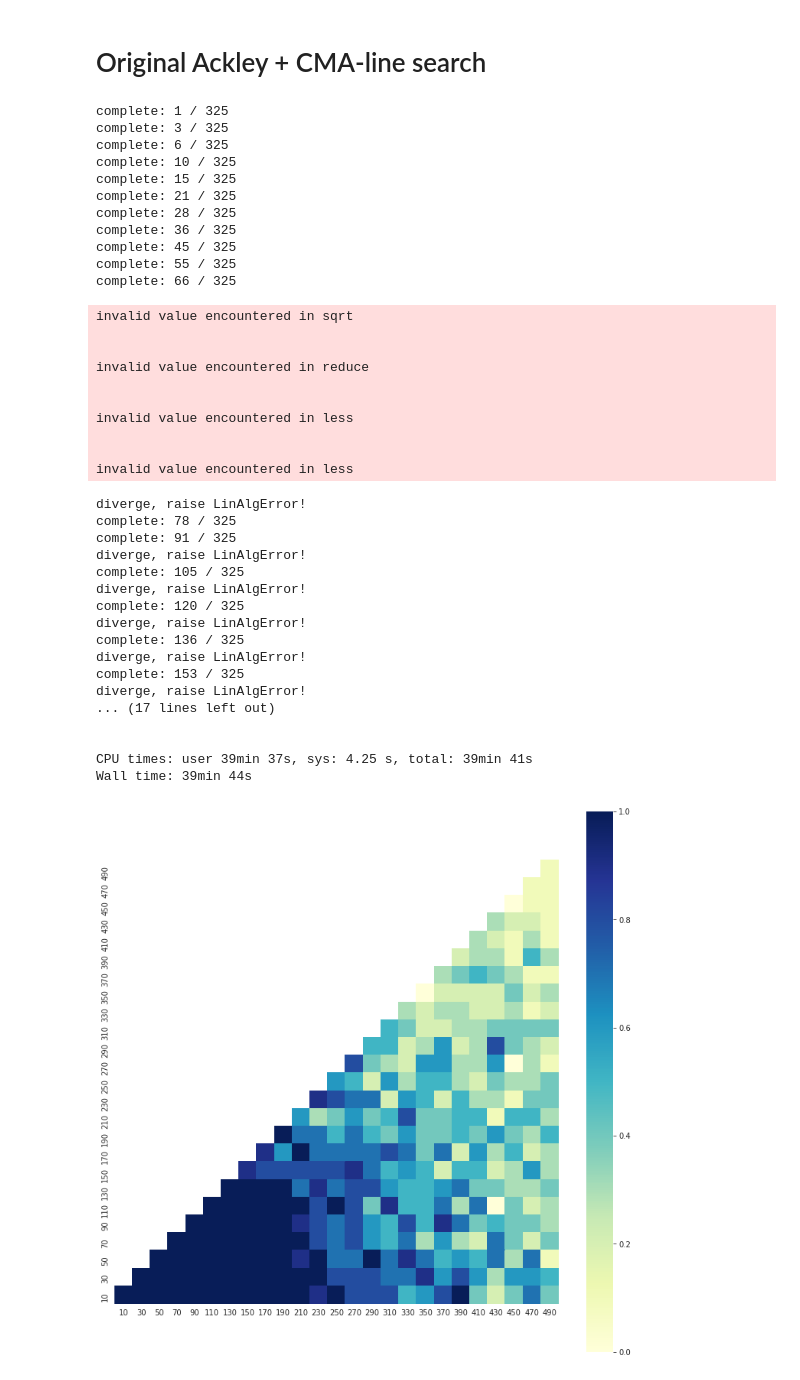
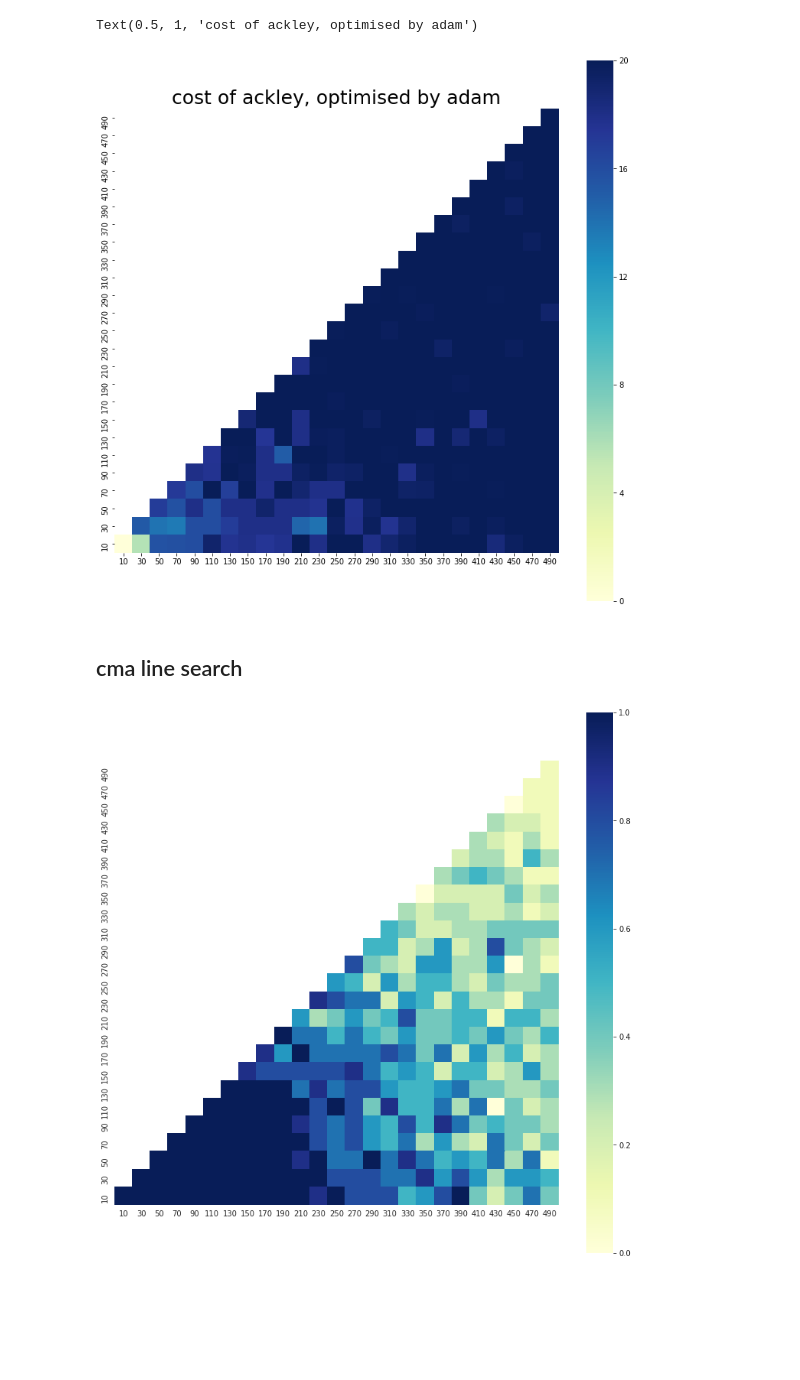
Before and after one commit to huajian1069/non-convex-optimisation, a Jupyter notebook: plot_statistical_convergence_cost_graph .ipynb, the cells around one changed output. Cells and saved outputs as stored; diff of their text form; code cells hidden in the pictures; blank space fills up the shorter version.

```diff
--- a/plot_statistical_convergence_cost_graph .ipynb
+++ b/plot_statistical_convergence_cost_graph .ipynb
@@ -73,0 +88,21 @@ ana.plot_hotmap_prob()
+# %%
+# 1 optimiser
+opt = cma_es()
+optParas ={'x0': np.zeros((2,)),
+           'std': np.ones((2,)) * 3,
+           'tol': 1e-3,
+           'adjust_func': do_nothing(),
+           'record': False,
+           'verbose': False}
+opt.set_parameters(optParas)
+
+# 2 objective function
+obj = ackley()
+
+# 3 setup sample zone of multiple experiments
+zoneParas = {'origin': np.array([0, 0]),
+             'edge': np.array([500, 500]),
+             'step': 20,
+             'size': 10,
+             'sym': True}
+data = do_multiple_exps(obj, opt, zoneParas)
@@ -74,44 +146,10 @@ ana.plot_hotmap_prob()
+# %%
+ana_cma_ak = post_analysis_zone(data)
+# %%
+ax = ana_cma_ak.plot_hotmap_cost(20)
+ax.set_title("cost of ackley, optimised by adam", fontsize=25)
+# %% [output]
+Text(0.5, 1, 'cost of ackley, optimised by adam')
+[figure, added]
 # %% [markdown]
-# Original Ackley + CMA-line search
+## cma line search
-# %%
-cma = setup_compsite_cma(line_search(alpha=10, beta=0.1))
-%time ana = do_multiple_exps_on_ackley(cma, SEED)
-# %% [output]
-complete: 1 / 325
-complete: 3 / 325
-complete: 6 / 325
-complete: 10 / 325
-complete: 15 / 325
-complete: 21 / 325
-complete: 28 / 325
-complete: 36 / 325
-complete: 45 / 325
-complete: 55 / 325
-complete: 66 / 325
-invalid value encountered in sqrt
-
-
-invalid value encountered in reduce
-
-
-invalid value encountered in less
-
-
-invalid value encountered in less
-diverge, raise LinAlgError!
-complete: 78 / 325
-complete: 91 / 325
-diverge, raise LinAlgError!
-complete: 105 / 325
-diverge, raise LinAlgError!
-complete: 120 / 325
-diverge, raise LinAlgError!
-complete: 136 / 325
-diverge, raise LinAlgError!
-complete: 153 / 325
-diverge, raise LinAlgError!
-... (17 lines left out)
-
-
-CPU times: user 39min 37s, sys: 4.25 s, total: 39min 41s
-Wall time: 39min 44s
```
Also changed, not shown: parts of 44 cells of this notebook, 2 other files.
